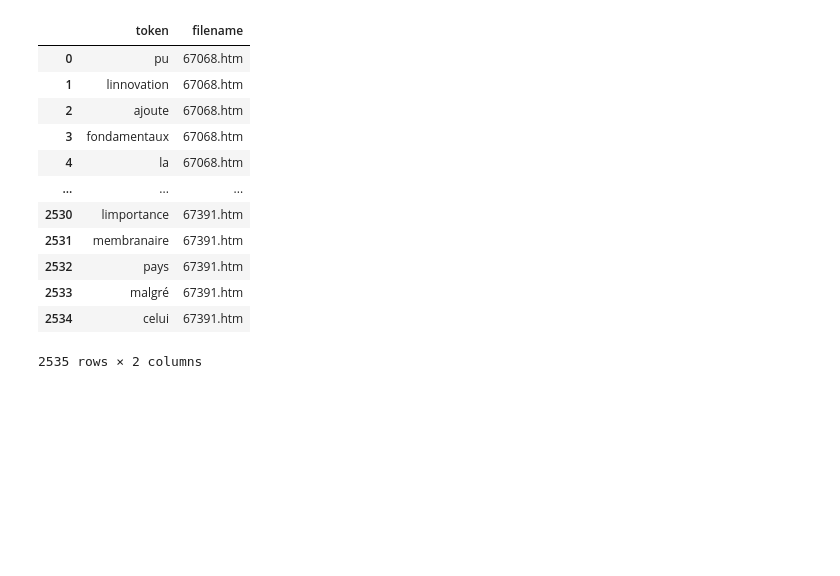
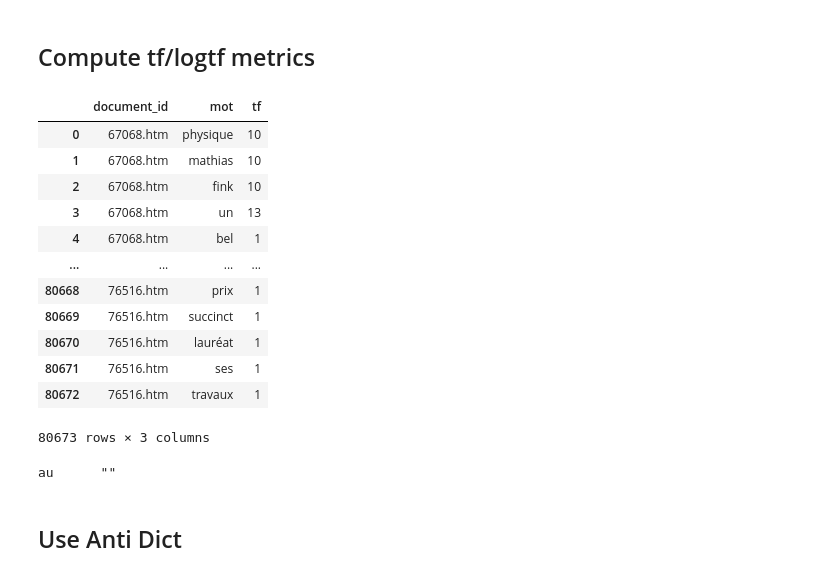
Before and after one commit to Ryustiel/LO17, a Jupyter notebook: test.ipynb, the cells around one changed output. Drawn from its saved outputs; the diff is of its cells as text; code cells hidden in the pictures; blank space fills up the shorter version.

```diff
--- a/test.ipynb
+++ b/test.ipynb
@@ -33,2 +0,0 @@ BS4CLIENT.process_folder("data/BULLETINS", limit=5)
-# %%
-CORPUS = CorpusClient.from_folder(BS4CLIENT, "data/BULLETINS", limit=10)
@@ -38,0 +1,13 @@ len(CORPUS.documents)
+# %%
+import os
+
+BASE_DIR = os.getcwd() # Ou spécifiez un chemin absolu
+DATA_FOLDER = os.path.join(BASE_DIR, "data", "BULLETINS")
+OUTPUT_FOLDER = os.path.join(BASE_DIR, "output")
+XML_INITIAL_FILE = os.path.join(OUTPUT_FOLDER, "corpus_initial.xml")
+XML_FILTRE_FILE = os.path.join(OUTPUT_FOLDER, "corpus_filtre.xml")
+SEGMENTATION_FILE = os.path.join(OUTPUT_FOLDER, "segmentation.tsv")
+TF_FILE = os.path.join(OUTPUT_FOLDER, "tf.tsv")
+IDF_FILE = os.path.join(OUTPUT_FOLDER, "idf.tsv")
+TFIDF_FILE = os.path.join(OUTPUT_FOLDER, "tfidf.tsv")
+ANTI_DICT_FILE = os.path.join(OUTPUT_FOLDER, "anti_dictionnaire.txt")
@@ -38,0 +16,6 @@ len(CORPUS.documents)
+# %%
+from index import BS4Parser, Corpus
+
+file_client = BS4Parser()
+documents = file_client.process_folder(DATA_FOLDER, limit=None)  # Process all files inside the folder
+Corpus(documents = documents)
@@ -38,0 +26,7 @@ len(CORPUS.documents)
+# %%
+STORAGE_TAGS = {"Corpus": "corpus", "documents": "bulletins", "Document": "bulletin"}
+with open(XML_INITIAL_FILE, "w", encoding="utf-8") as file:
+    file.write(Corpus(documents=documents).model_dump_xml_str_pretty(tags=STORAGE_TAGS))
+with open(XML_INITIAL_FILE, "r", encoding="utf-8") as file:
+    CORPUS = Corpus.model_validate_xml(file.read(), tags=STORAGE_TAGS)
+CORPUS
@@ -39,16 +48,26 @@ len(CORPUS.documents)
+# %% [markdown]
+## Compute tf/logtf metrics
 # %%
-CORPUS.segmente()
+CORPUS.term_frequencies
 # %% [output]
-|  | token | filename |
-| 0 | pu | 67068.htm |
-| 1 | linnovation | 67068.htm |
-| 2 | ajoute | 67068.htm |
-| 3 | fondamentaux | 67068.htm |
-| 4 | la | 67068.htm |
-| ... | ... | ... |
-| 2530 | limportance | 67391.htm |
-| 2531 | membranaire | 67391.htm |
-| 2532 | pays | 67391.htm |
-| 2533 | malgré | 67391.htm |
-| 2534 | celui | 67391.htm |
+|  | document_id | mot | tf |
+| 0 | 67068.htm | physique | 10 |
+| 1 | 67068.htm | mathias | 10 |
+| 2 | 67068.htm | fink | 10 |
+| 3 | 67068.htm | un | 13 |
+| 4 | 67068.htm | bel | 1 |
+| ... | ... | ... | ... |
+| 80668 | 76516.htm | prix | 1 |
+| 80669 | 76516.htm | succinct | 1 |
+| 80670 | 76516.htm | lauréat | 1 |
+| 80671 | 76516.htm | ses | 1 |
+| 80672 | 76516.htm | travaux | 1 |
-2535 rows × 2 columns
+80673 rows × 3 columns
+# %%
+with open(ANTI_DICT_FILE, "w+", encoding="utf-8") as file:
+    file.writelines([f"{token}\t\"\"\n" for token in CORPUS.anti_dict()])
+print(f"{CORPUS.anti_dict().iloc[0]}\t\"\"\n")
+# %% [output]
+au      ""
+# %% [markdown]
+## Use Anti Dict
```
Also changed, not shown: parts of 16 cells of this notebook, 14 other files.
